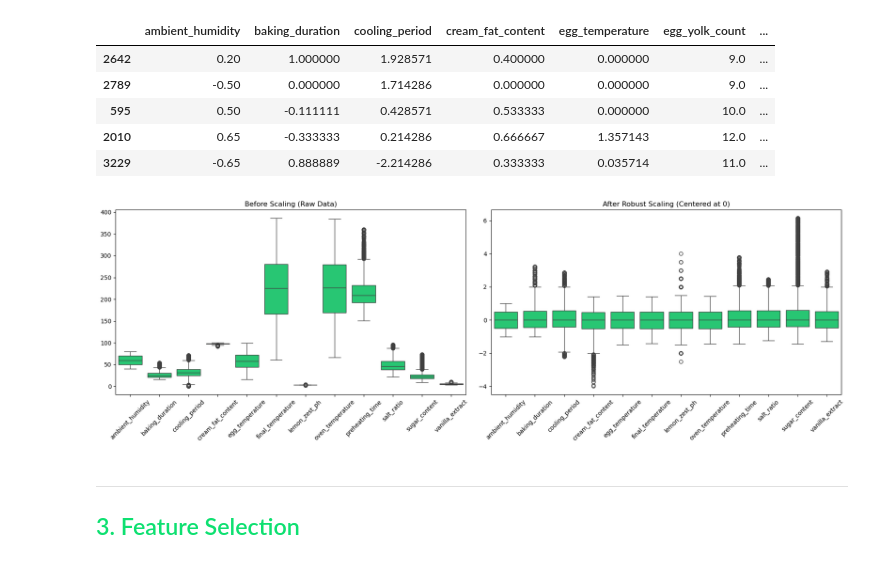
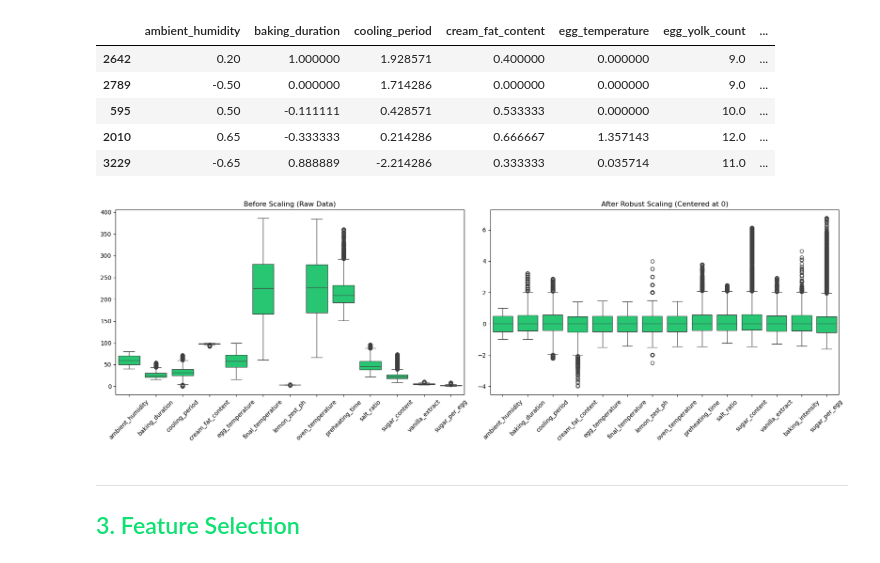
Before and after one commit to gugaffranco/MachineLearning1G08, a Jupyter notebook: ML08_NB3_FEATUREMGMT.ipynb, the cells around one changed output. Cells and saved outputs as stored; diff of their text form; code cells hidden in the pictures.

```diff
--- a/ML08_NB3_FEATUREMGMT.ipynb
+++ b/ML08_NB3_FEATUREMGMT.ipynb
@@ -58,0 +67,3 @@ y_test = pd.read_pickle('Nata_files/data_clean/y_test_clean.pkl')
+# %%
+X_train['baking_intensity'] = X_train['baking_duration'] * X_train['oven_temperature']
+X_test['baking_intensity'] = X_test['baking_duration'] * X_test['oven_temperature']
@@ -59,3 +74,6 @@ y_test = pd.read_pickle('Nata_files/data_clean/y_test_clean.pkl')
+# %%
+X_train['sugar_per_egg'] = X_train['sugar_content'] / X_train['egg_yolk_count']
+X_test['sugar_per_egg'] = X_test['sugar_content'] / X_test['egg_yolk_count']
 # %% [markdown]
 <hr style = "border: 3px solid #0EE071;">
 <h2  style = "color : #0EE071;"> 2. Feature Scaling</h2>
@@ -91,7 +109,7 @@ Also, regarding <code>egg_yolk_count</code> that is a discreet feature with a sm
 # Degining numerical columns to scale
 features_to_scale = ['ambient_humidity', 'baking_duration', 'cooling_period', 'cream_fat_content', 'egg_temperature',
                      'final_temperature', 'lemon_zest_ph', 'oven_temperature', 'preheating_time', 'salt_ratio',
-                     'sugar_content', 'vanilla_extract']
+                     'sugar_content', 'vanilla_extract', 'baking_intensity', 'sugar_per_egg']
 
 # Defining the scaler
 scaler = RobustScaler()
@@ -127,20 +145,26 @@ X_test_scl.head()
 # %%
 fig, axes = plt.subplots(1, 2, figsize=(18, 6))
 
+# We have to take 'baking_intensity' from this list, so that we can plot (as much condensed) these features, compare them, and ensure scaling is not destroy
+# by 'baking_intensity'
+features_to_scale_2 = ['ambient_humidity', 'baking_duration', 'cooling_period', 'cream_fat_content', 'egg_temperature',
+                     'final_temperature', 'lemon_zest_ph', 'oven_temperature', 'preheating_time', 'salt_ratio',
+                     'sugar_content', 'vanilla_extract', 'sugar_per_egg']
+
 # 1. Plot Original Data (Only the continuous features)
-sns.boxplot(data=X_train[features_to_scale], ax=axes[0], color='#0EE071')
+sns.boxplot(data=X_train[features_to_scale_2], ax=axes[0], color='#0EE071')
 axes[0].set_title('Before Scaling (Raw Data)')
 axes[0].tick_params(axis='x', rotation=45)
 
 # 2. Plot Scaled Data
 sns.boxplot(data=X_train_scl[features_to_scale], ax=axes[1], color='#0EE071')
 axes[1].set_title('After Robust Scaling (Centered at 0)')
 axes[1].tick_params(axis='x', rotation=45)
 
 plt.tight_layout()
 plt.show()
 # %% [output]
-[figure, old version]
+[figure, new version]
 # %% [markdown]
 <hr style = "border: 3px solid #0EE071;">
 <h2  style = "color : #0EE071;"> 3. Feature Selection</h2>
```
Also changed, not shown: parts of 16 cells of this notebook, 5 other files.
